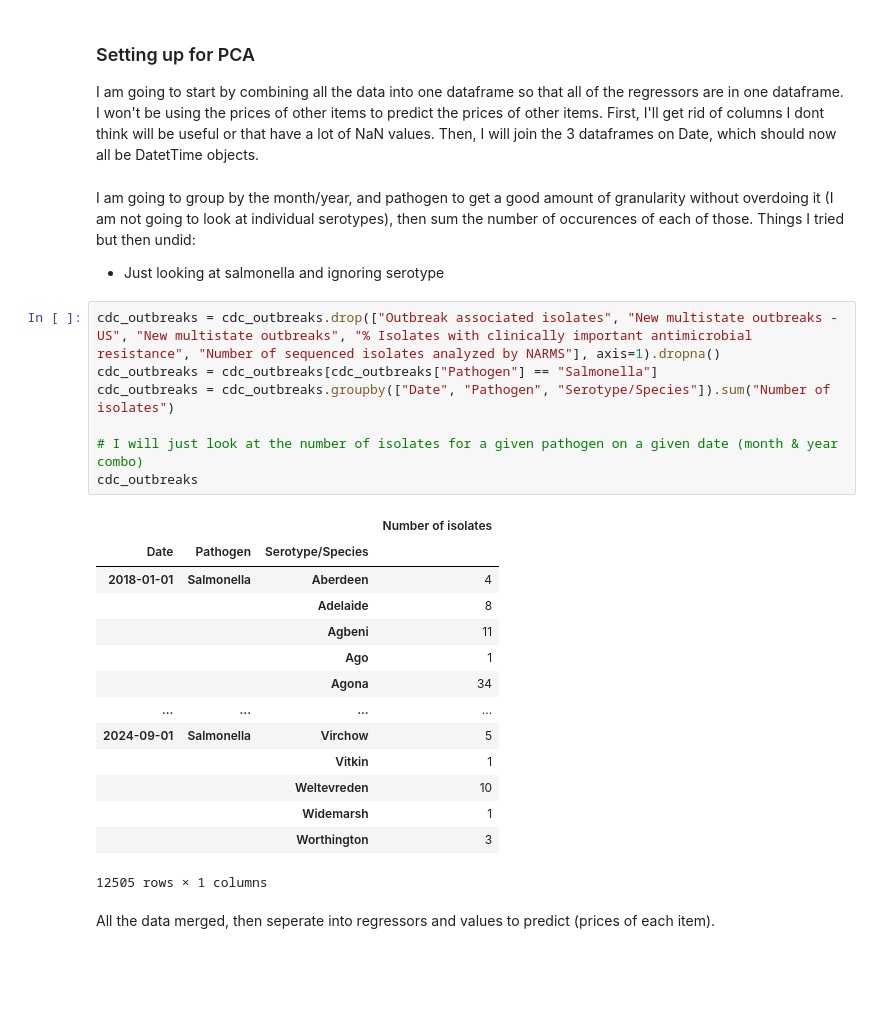
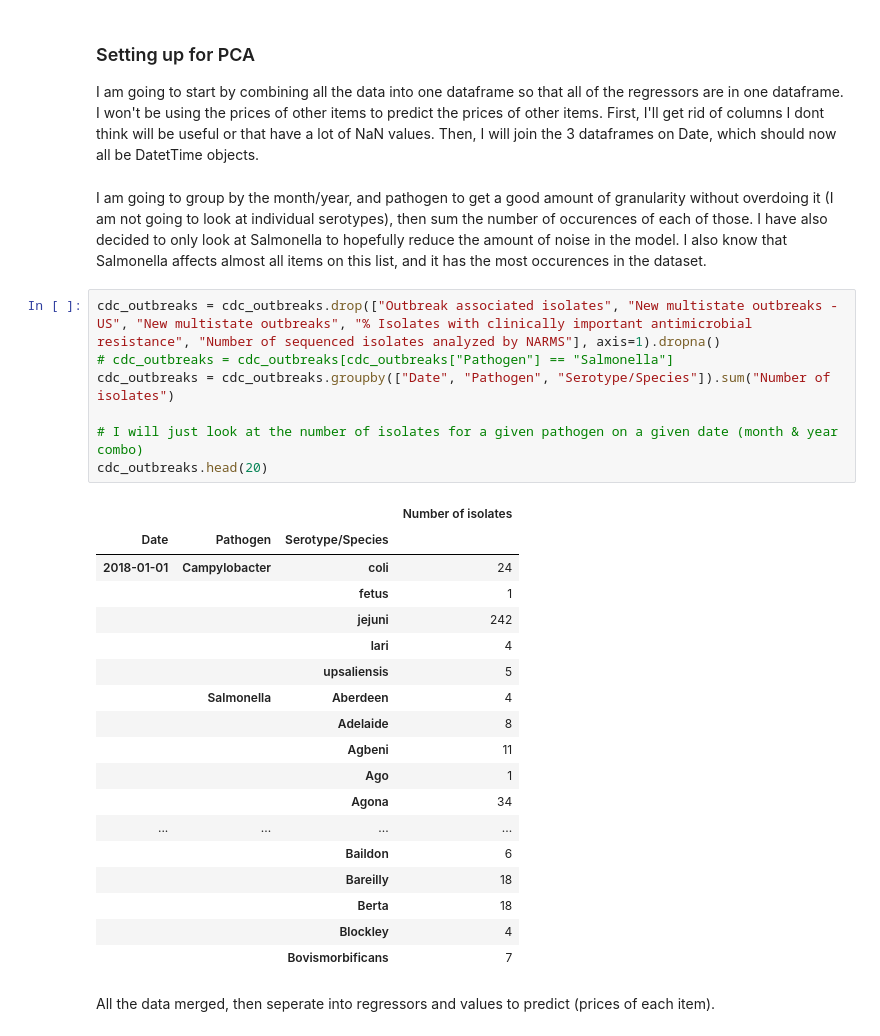
Before and after one commit to madiklob/GroceryPrices, a Jupyter notebook: proj2.ipynb, the cells around one changed output. Drawn from its saved outputs; the diff is of its cells as text; blank space fills up the shorter version.

```diff
--- a/proj2.ipynb
+++ b/proj2.ipynb
@@ -443,31 +424,33 @@ In this section, I will:
 ### Setting up for PCA
 I am going to start by combining all the data into one dataframe so that all of the regressors are in one dataframe. I won't be using the prices of other items to predict the prices of other items. First, I'll get rid of columns I dont think will be useful or that have a lot of NaN values. Then, I will join the 3 dataframes on Date, which should now all be DatetTime objects.
 # %% [markdown]
-I am going to group by the month/year, and pathogen to get a good amount of granularity without overdoing it (I am not going to look at individual serotypes), then sum the number of occurences of each of those. </br>
-Things I tried but then undid: </br>
-- Just looking at salmonella and ignoring serotype
+I am going to group by the month/year, and pathogen to get a good amount of granularity without overdoing it (I am not going to look at individual serotypes), then sum the number of occurences of each of those. I have also decided to only look at Salmonella to hopefully reduce the amount of noise in the model. I also know that Salmonella affects almost all items on this list, and it has the most occurences in the dataset. </br>
 # %%
 cdc_outbreaks = cdc_outbreaks.drop(["Outbreak associated isolates", "New multistate outbreaks - US", "New multistate outbreaks", "% Isolates with clinically important antimicrobial resistance", "Number of sequenced isolates analyzed by NARMS"], axis=1).dropna()
-cdc_outbreaks = cdc_outbreaks[cdc_outbreaks["Pathogen"] == "Salmonella"]
+# cdc_outbreaks = cdc_outbreaks[cdc_outbreaks["Pathogen"] == "Salmonella"]
 cdc_outbreaks = cdc_outbreaks.groupby(["Date", "Pathogen", "Serotype/Species"]).sum("Number of isolates")
 
 # I will just look at the number of isolates for a given pathogen on a given date (month & year combo)
-cdc_outbreaks
+cdc_outbreaks.head(20)
 # %% [output]
 |  |  |  | Number of isolates |
 | Date | Pathogen | Serotype/Species |  |
-| 2018-01-01 | Salmonella | Aberdeen | 4 |
+| 2018-01-01 | Campylobacter | coli | 24 |
+|  |  | fetus | 1 |
+|  |  | jejuni | 242 |
+|  |  | lari | 4 |
+|  |  | upsaliensis | 5 |
+|  | Salmonella | Aberdeen | 4 |
 |  |  | Adelaide | 8 |
 |  |  | Agbeni | 11 |
 |  |  | Ago | 1 |
 |  |  | Agona | 34 |
 | ... | ... | ... | ... |
-| 2024-09-01 | Salmonella | Virchow | 5 |
-|  |  | Vitkin | 1 |
-|  |  | Weltevreden | 10 |
-|  |  | Widemarsh | 1 |
-|  |  | Worthington | 3 |
+|  |  | Baildon | 6 |
+|  |  | Bareilly | 18 |
+|  |  | Berta | 18 |
+|  |  | Blockley | 4 |
+|  |  | Bovismorbificans | 7 |
-12505 rows × 1 columns
 # %% [markdown]
 All the data merged, then seperate into regressors and values to predict (prices of each item).
 # %%
```
Also changed, not shown: parts of 28 cells of this notebook.
